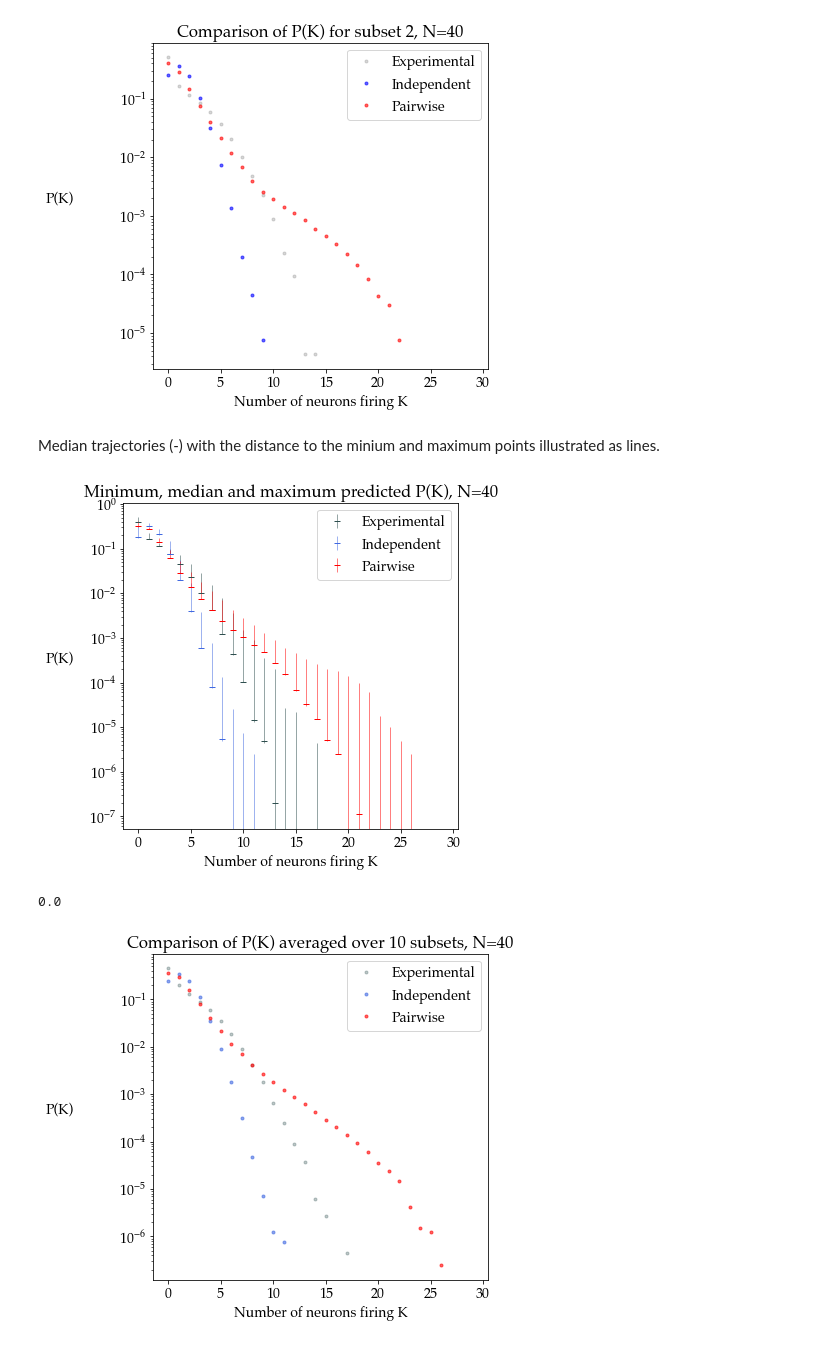
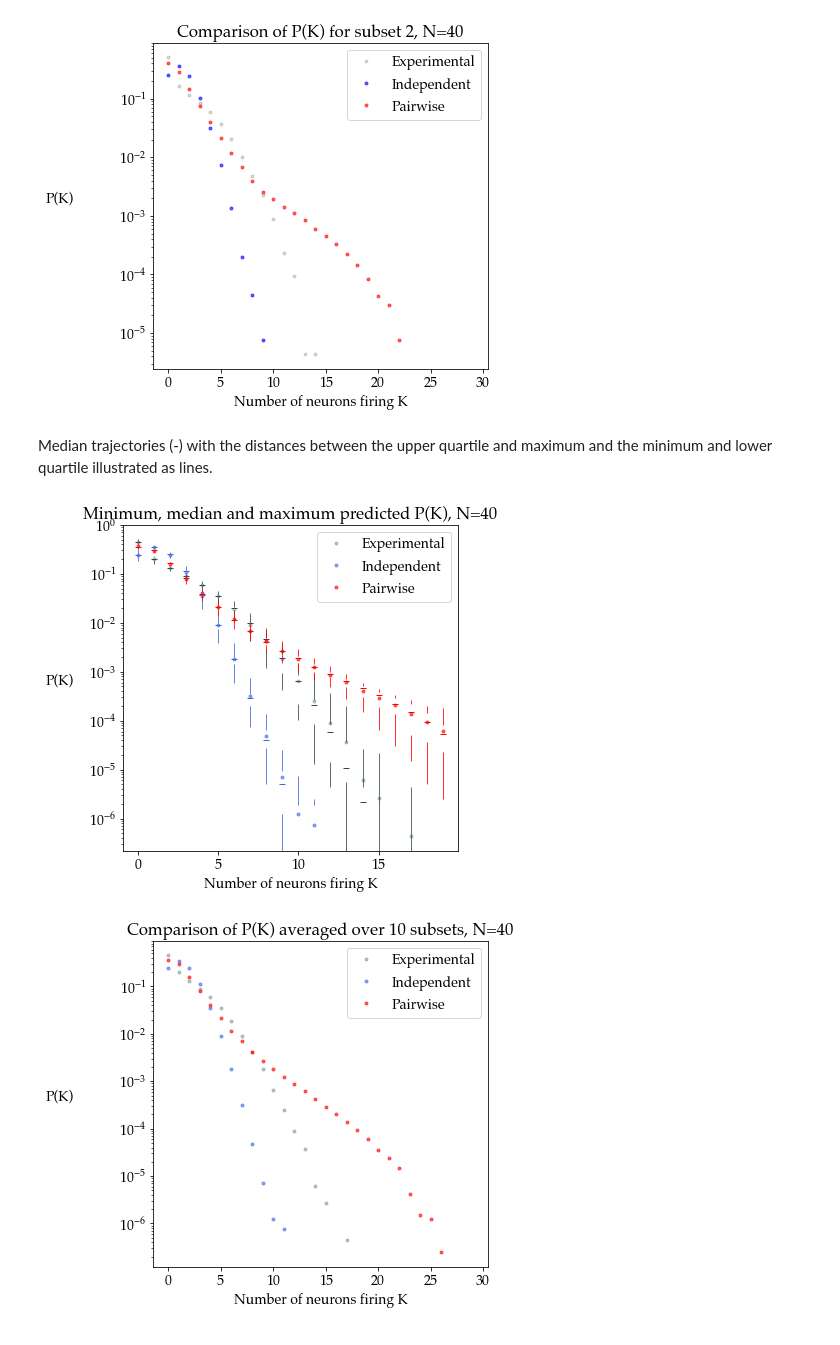
Before and after one commit to abramschon/maxent, a Jupyter notebook: notebooks/correlations.ipynb, the cells around one changed output. Drawn from its saved outputs; the diff is of its cells as text; code cells hidden in the pictures.

Commit message:
Corrects percentiles

```diff
--- a/notebooks/correlations.ipynb
+++ b/notebooks/correlations.ipynb
@@ -51,7 +51,7 @@ plt.show()
 [figure]
 # %%
 def five_sum(data):
-    quartiles = np.percentile(data, [0.25,0.5,0.75],axis=1)
+    quartiles = np.percentile(data, [25,50,75],axis=1)
     mins = np.min(data, axis=1)
     low_qs = quartiles[0]
     meds = quartiles[1]
@@ -59,33 +59,40 @@ def five_sum(data):
     maxs = np.max(data, axis=1)
     return mins, low_qs, meds, upp_qs, maxs
 # %% [markdown]
-Median trajectories (-) with the distance to the minium and maximum points illustrated as lines.
+Median trajectories (-) with the distances between the upper quartile and maximum and the minimum and lower quartile illustrated as lines.
 # %%
-def plot_pK_bars(data, color):
-    mins, low_qs, meds, upp_qs, maxs = five_sum(data)
-    low_diff = meds - mins
-    upp_diff = maxs - meds
-    Ks = np.arange(data.shape[0])
-    plt.errorbar(Ks, meds[:top_K],yerr=np.stack((low_diff[:top_K], upp_diff[:top_K])),
-                 fmt="_", color=color,ecolor=color,elinewidth=0.5)
+def plot_quartiles(data, color="black", top_K=None):
+    if top_K == None:
+        top_K = data.shape[0]
+    mins, low_qs, meds, upp_qs, maxs = five_sum(data[:top_K])
+    low_diffs = low_qs - mins # from min to lower quartile
+    upp_diffs = maxs - upp_qs # from upper quartile to max
+    Ks = np.arange(top_K)
+    # plot upper quartile
+    plt.errorbar(Ks, upp_qs, yerr=np.stack(( np.zeros(top_K), upp_diffs )), #yerr is (below error, above error)
+                 fmt="none",ecolor=color,elinewidth=0.8)
+    # plot median
+    plt.plot(Ks, meds, "_", color=color)
+    # plot upper quartile
+    plt.errorbar(Ks, low_qs, yerr=np.stack(( low_diffs, np.zeros(top_K) )), #yerr is (below error, above error)
+                 fmt="none",ecolor=color,elinewidth=0.8)
 
-top_K = 30
+top_K = 20
 plt.figure(figsize=(6,6))
-plot_pK_bars(pks[:top_K],'darkslategrey')
-plot_pK_bars(ind_pks[:top_K], 'royalblue')
-plot_pK_bars(ising_pks[:top_K], 'red')
+plt.plot(np.arange(top_K),np.mean(pks[:top_K],axis=1),'.',color="darkslategrey",alpha=0.3)
+plt.plot(np.arange(top_K),np.mean(ind_pks[:top_K],axis=1),".",color="royalblue",alpha=0.6)
+plt.plot(np.arange(top_K),np.mean(ising_pks[:top_K],axis=1),".",color="red",alpha=0.6)
+plot_quartiles(pks[:top_K],'darkslategrey')
+plot_quartiles(ind_pks[:top_K], 'royalblue')
+plot_quartiles(ising_pks[:top_K], 'red')
 plt.legend(['Experimental', 'Independent', 'Pairwise'])
 plt.yscale('log')
 plt.xlabel("Number of neurons firing K")
 plt.ylabel("P(K)",rotation=0,labelpad=30)
 plt.title("Minimum, median and maximum predicted P(K), N=40")
 plt.show()
 # %% [output]
-[figure, old version]
+[figure, new version]
-# %%
-np.min(ind_pks[:top_K])
-# %% [output]
-0.0
 # %%
 plt.figure(figsize=(6,6))
 top_K = 30 # should return first
```
Also changed, not shown: parts of 19 cells of this notebook.
